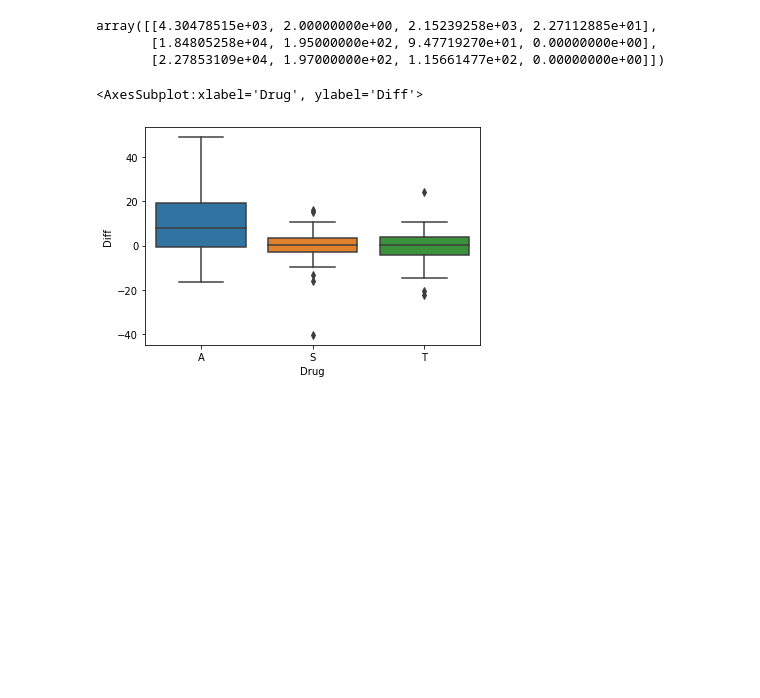
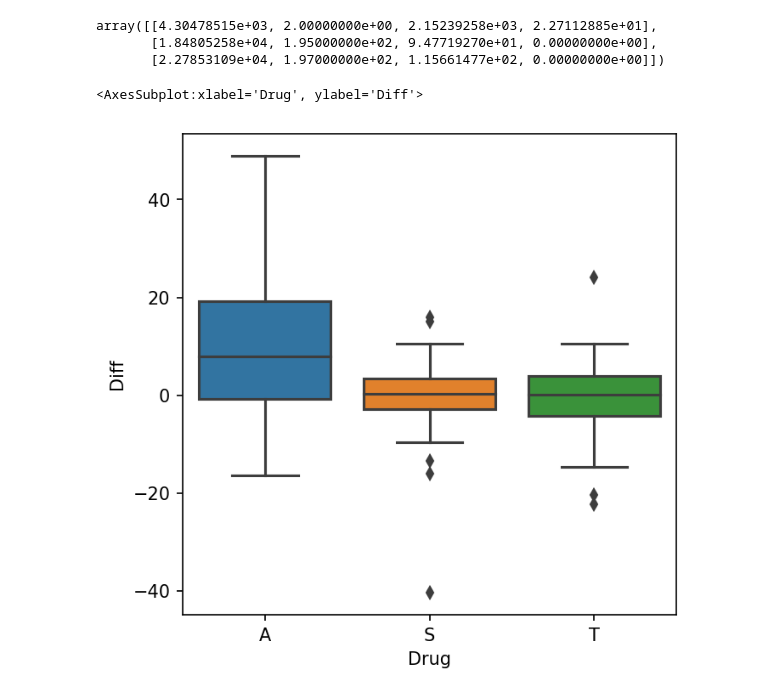
Before and after one commit to hkopanski/ANOVA, a Jupyter notebook: island_Python.ipynb, the cells around one changed output. Cells and saved outputs as stored; diff of their text form; code cells hidden in the pictures; blank space fills up the shorter version.

```diff
--- a/island_Python.ipynb
+++ b/island_Python.ipynb
@@ -61,8 +63,9 @@ array([[4.30478515e+03, 2.00000000e+00, 2.15239258e+03, 2.27112885e+01],
        [1.84805258e+04, 1.95000000e+02, 9.47719270e+01, 0.00000000e+00],
        [2.27853109e+04, 1.97000000e+02, 1.15661477e+02, 0.00000000e+00]])
 # %%
+fig, ax = plt.subplots(figsize = (5,5), dpi = 150)
 sns.boxplot(data=df_islander, x="Drug", y="Diff")
 # %% [output]
 <AxesSubplot:xlabel='Drug', ylabel='Diff'>
-[figure, old version]
+[figure, new version]
 # %%
```
Also changed, not shown: parts of 15 cells of this notebook, 2 other files.
